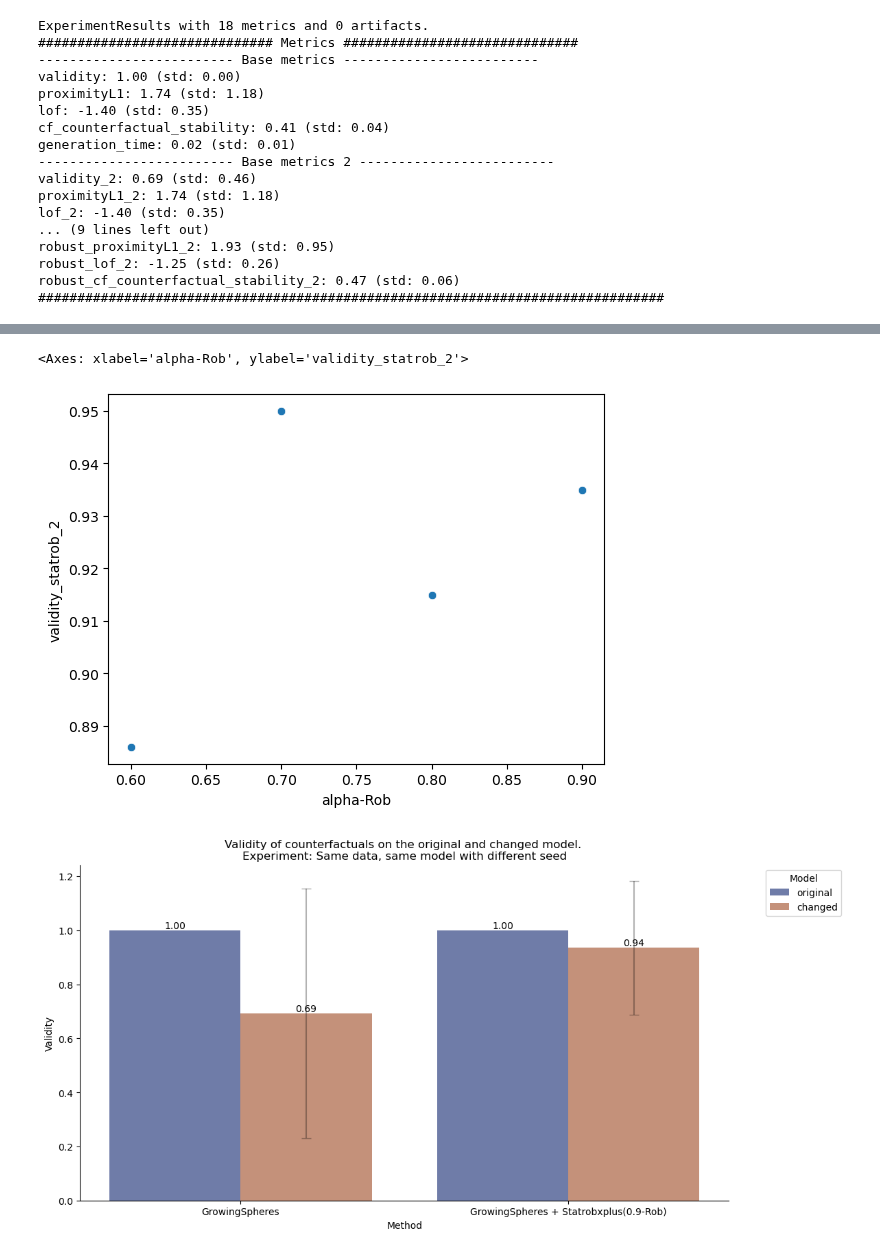
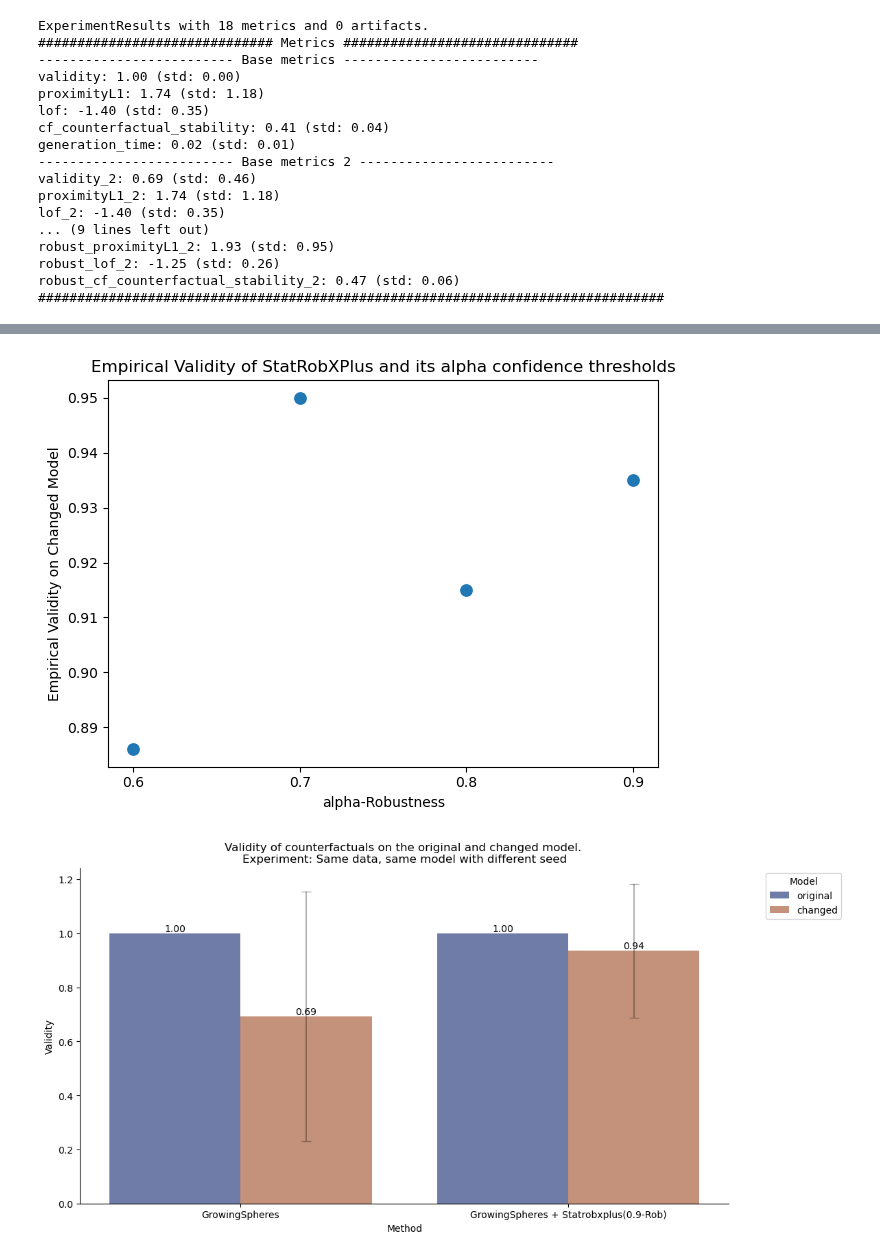
Before and after one commit to istepka/betarce, a Jupyter notebook: src/results_analysis2.ipynb, the cells around one changed output, grey strips where cells are left out. Drawn from its saved outputs; the diff is of its cells as text; code cells hidden in the pictures.

```diff
--- a/src/results_analysis2.ipynb
+++ b/src/results_analysis2.ipynb
@@ -101,8 +108,18 @@ stddevs:    validity  validity_2  robust_validity  robust_validity_2
-# %%
-sns.scatterplot(data=df, x='alpha-Rob', y='validity_statrob_2')
-# %% [output]
-<Axes: xlabel='alpha-Rob', ylabel='validity_statrob_2'>
-[figure, removed]
+# %%
+sns.scatterplot(data=df, x='alpha-Rob', y='validity_statrob_2', s=100, legend=False)
+#Increase the size of the scatter points
+
+
+plt.title('Empirical Validity of StatRobXPlus and its alpha confidence thresholds')
+plt.xlabel('alpha-Robustness')
+plt.xticks([0.6, 0.7, 0.8, 0.9])
+plt.ylabel('Empirical Validity on Changed Model')
+plt.savefig(f'{folder}/{name}_val_rob_corr.png')
+
+plt.tight_layout()
+plt.show()
+# %% [output]
+[figure, added]
 # %%
 table = df.drop('alpha-Rob', axis=1).iloc[3].to_frame().round(3)
 # table.index = ['original_1', 'original_2', 'statrob_1', 'statrob_2']
```
Also changed, not shown: parts of 7 cells of this notebook.
